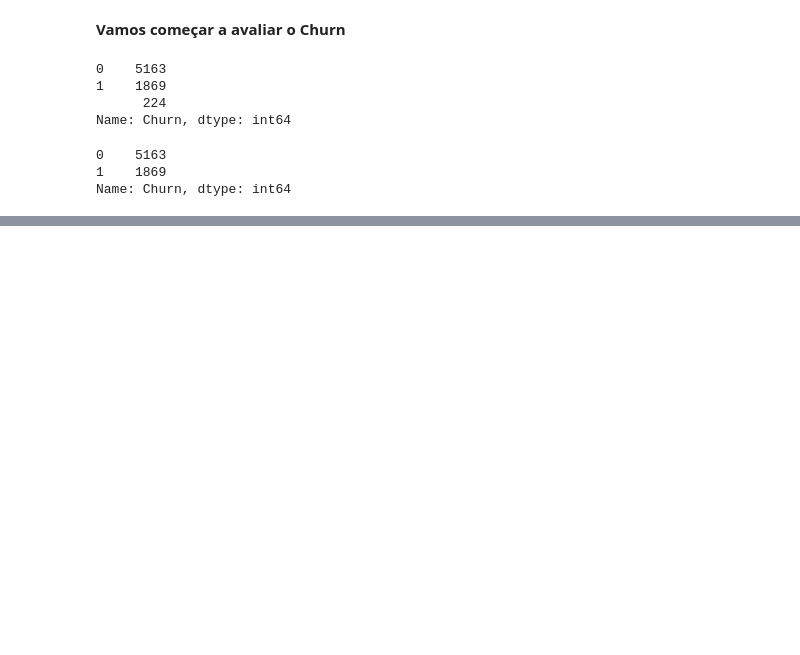
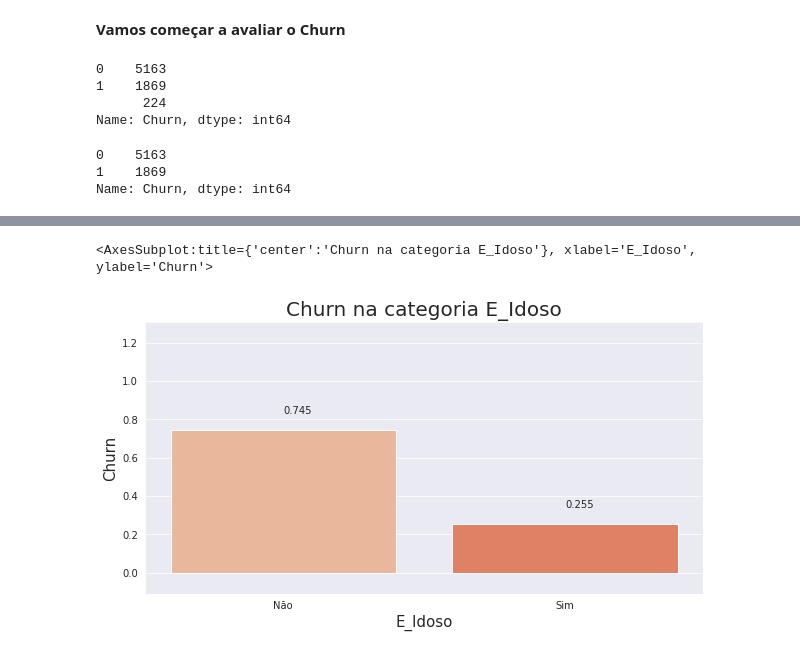
Before and after one commit to lalianza/portfolio, a Jupyter notebook: alura-desafio.ipynb, the cells around one changed output, grey strips where cells are left out. Saved outputs shown, nothing was run; the diff lists cells and outputs as text; code cells hidden in the pictures; blank space fills up the shorter version.

```diff
--- a/alura-desafio.ipynb
+++ b/alura-desafio.ipynb
@@ -305,0 +303,24 @@ ax
+# %%
+def churnporsimnao(cat):
+    Nao = len(dados.query('Churn == 1 & {} == 0'.format(cat))['Churn'])
+    Sim = len(dados.query('Churn == 1 & {} == 1'.format(cat))['Churn'])
+    total = len(dados.query('Churn == 1')['Churn'])
+    Nao = round(Nao/total, 3)
+    Sim = round(Sim/total, 3)
+    Categoria = ['Nao', 'Sim']
+
+    plt.figure(figsize=(10,5))
+    ax = sns.barplot(x=Categoria, y=[Nao, Sim])
+    plt.title('Churn na categoria {}'.format(cat), fontsize=20)
+    ax.set_xlabel('{}'.format(cat), fontsize=15)
+    ax.set_ylabel('Churn', fontsize=15)
+    ax.set_xticklabels(['Não', 'Sim'])
+    bars = ax.barh([Nao+0.1, Sim+0.1], width=[0,1], linewidth=0, alpha=0)
+    ax.bar_label(bars, [Nao, Sim])
+
+    return ax
+# %%
+churnporsimnao('E_Idoso')
+# %% [output]
+<AxesSubplot:title={'center':'Churn na categoria E_Idoso'}, xlabel='E_Idoso', ylabel='Churn'>
+[figure, added]
```
Also changed, not shown: parts of 29 cells of this notebook.
